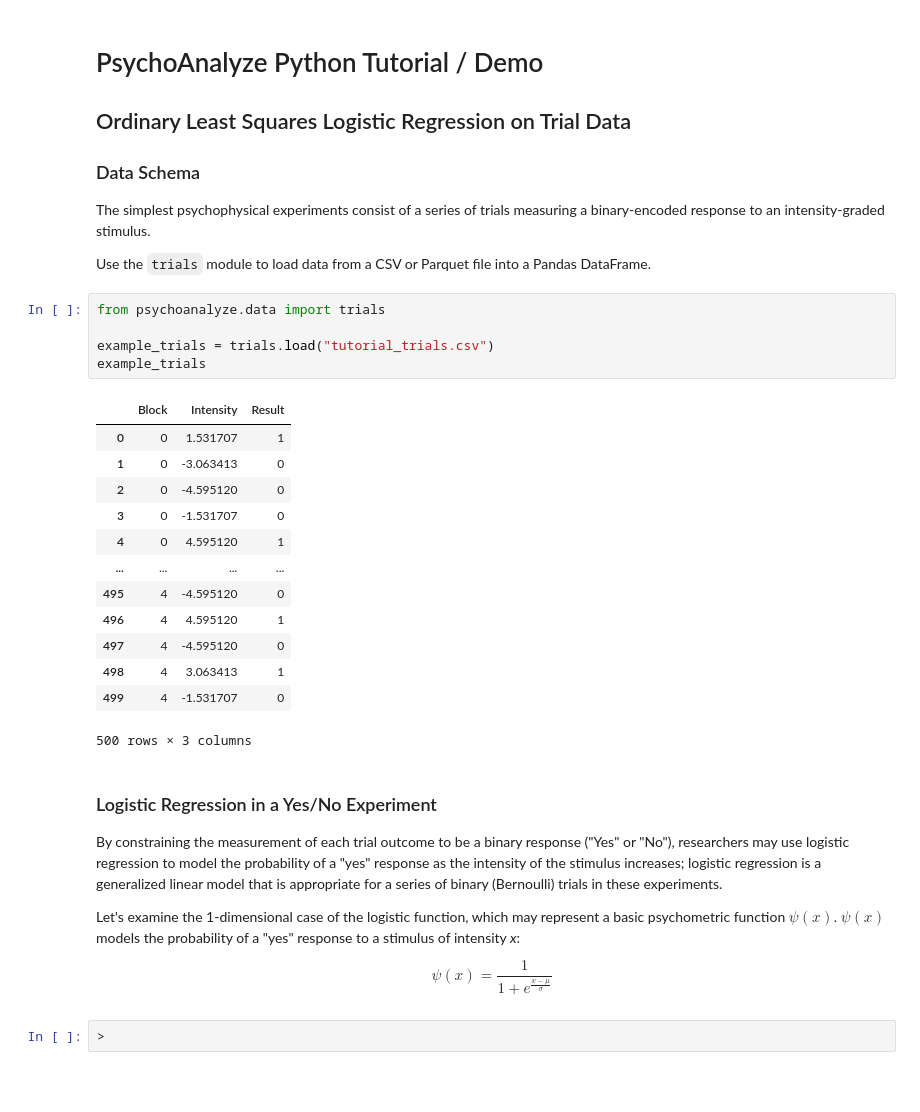
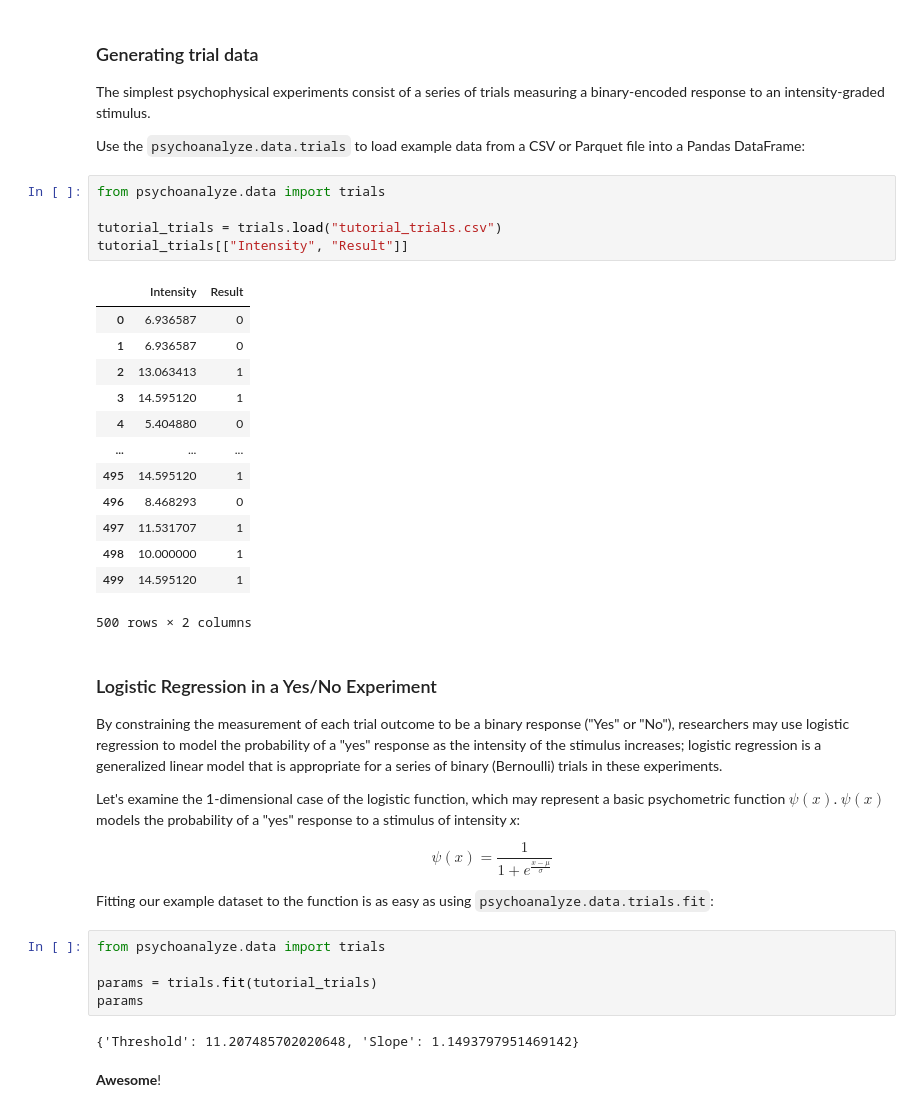
Before and after one commit to psychoanalyze/notebooks, a Jupyter notebook: tutorial.ipynb, the cells around one changed output. Drawn from its saved outputs; the diff is of its cells as text; blank space fills up the shorter version.

```diff
--- a/tutorial.ipynb
+++ b/tutorial.ipynb
@@ -1,32 +25,28 @@
 # %% [markdown]
-# PsychoAnalyze Python Tutorial / Demo
-
-## Ordinary Least Squares Logistic Regression on Trial Data
-
-### Data Schema
+### Generating trial data
 
 The simplest psychophysical experiments consist of a series of trials measuring a binary-encoded response to an intensity-graded stimulus.
 
-Use the `trials` module to load data from a CSV or Parquet file into a Pandas DataFrame.
+Use the `psychoanalyze.data.trials` to load example data from a CSV or Parquet file into a Pandas DataFrame:
 # %%
 from psychoanalyze.data import trials
 
-example_trials = trials.load("tutorial_trials.csv")
-example_trials
+tutorial_trials = trials.load("tutorial_trials.csv")
+tutorial_trials[["Intensity", "Result"]]
 # %% [output]
-|  | Block | Intensity | Result |
-| 0 | 0 | 1.531707 | 1 |
-| 1 | 0 | -3.063413 | 0 |
-| 2 | 0 | -4.595120 | 0 |
-| 3 | 0 | -1.531707 | 0 |
-| 4 | 0 | 4.595120 | 1 |
-| ... | ... | ... | ... |
-| 495 | 4 | -4.595120 | 0 |
-| 496 | 4 | 4.595120 | 1 |
-| 497 | 4 | -4.595120 | 0 |
-| 498 | 4 | 3.063413 | 1 |
-| 499 | 4 | -1.531707 | 0 |
+|  | Intensity | Result |
+| 0 | 6.936587 | 0 |
+| 1 | 6.936587 | 0 |
+| 2 | 13.063413 | 1 |
+| 3 | 14.595120 | 1 |
+| 4 | 5.404880 | 0 |
+| ... | ... | ... |
+| 495 | 14.595120 | 1 |
+| 496 | 8.468293 | 0 |
+| 497 | 11.531707 | 1 |
+| 498 | 10.000000 | 1 |
+| 499 | 14.595120 | 1 |
-500 rows × 3 columns
+500 rows × 2 columns
 # %% [markdown]
 ### Logistic Regression in a Yes/No Experiment
 
@@ -38,5 +58,14 @@ $\psi(x)$ models the probability of a "yes" response to a stimulus of intensity
 $$
 \psi(x) = \frac{1}{1 + e^{\frac{x - \mu}{\sigma}}}
 $$
+
+Fitting our example dataset to the function is as easy as using `psychoanalyze.data.trials.fit`:
-# %%
->
+# %%
+from psychoanalyze.data import trials
+
+params = trials.fit(tutorial_trials)
+params
+# %% [output]
+{'Threshold': 11.207485702020648, 'Slope': 1.1493797951469142}
+# %% [markdown]
+**Awesome**!
```
Also changed, not shown: parts of 15 cells of this notebook, 5 other files.
